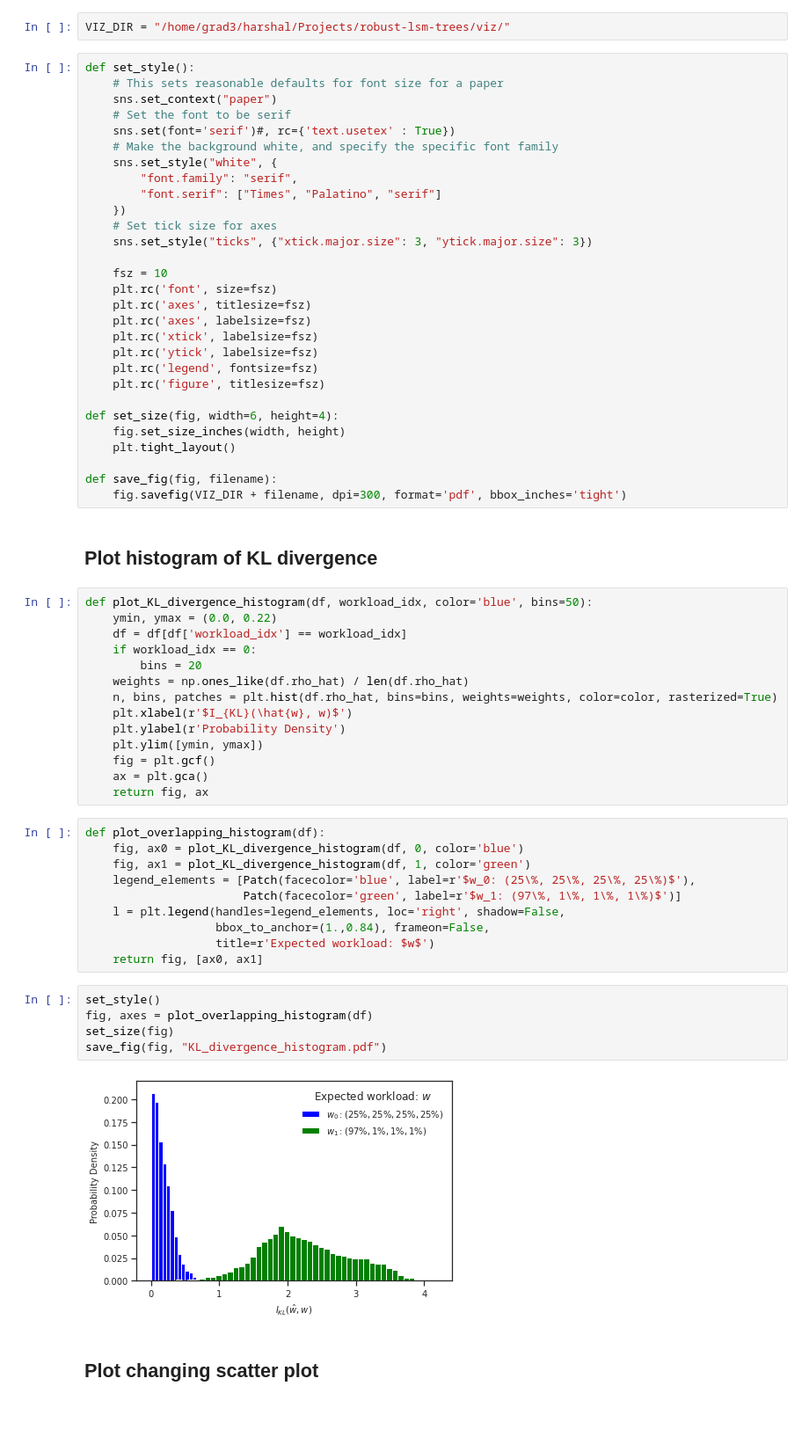
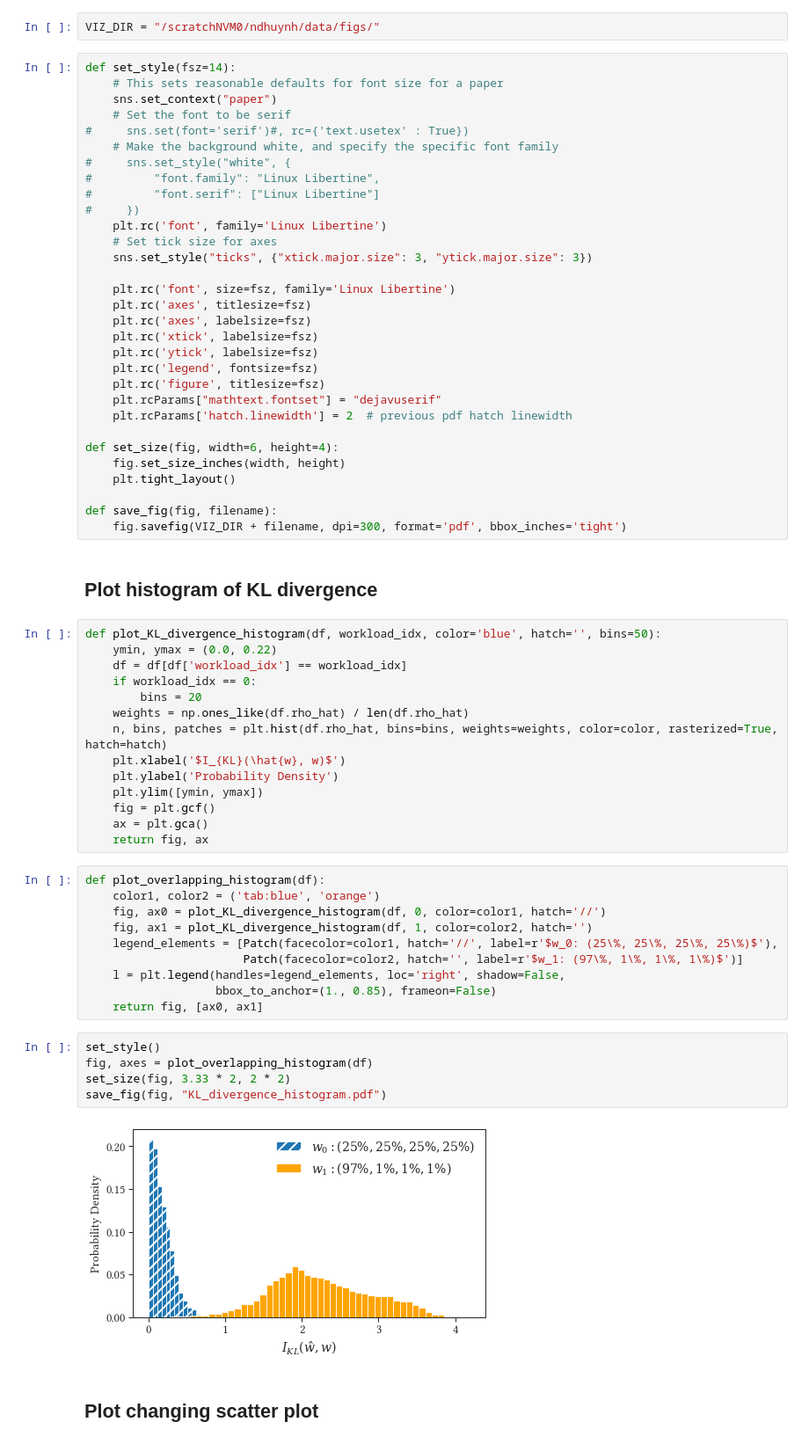
Before and after one commit to Ephoris/robust-lsm-tuning, a Jupyter notebook: endure/visualization/00_cost_model_plots.ipynb, the cells around one changed output. Shown at 88% size. Drawn from its saved outputs; the diff is of its cells as text; blank space fills up the shorter version.

```diff
--- a/endure/visualization/00_cost_model_plots.ipynb
+++ b/endure/visualization/00_cost_model_plots.ipynb
@@ -57,29 +57,31 @@ df.describe()
 # %% [markdown]
 ## Visualization Directory
 # %%
-VIZ_DIR = "/home/grad3/harshal/Projects/robust-lsm-trees/viz/"
+VIZ_DIR = "/scratchNVM0/ndhuynh/data/figs/"
 # %%
-def set_style():
+def set_style(fsz=14):
     # This sets reasonable defaults for font size for a paper
     sns.set_context("paper")
     # Set the font to be serif
-    sns.set(font='serif')#, rc={'text.usetex' : True})
+#     sns.set(font='serif')#, rc={'text.usetex' : True})
     # Make the background white, and specify the specific font family
-    sns.set_style("white", {
-        "font.family": "serif",
-        "font.serif": ["Times", "Palatino", "serif"]
-    })
+#     sns.set_style("white", {
+#         "font.family": "Linux Libertine",
+#         "font.serif": ["Linux Libertine"]
+#     })
+    plt.rc('font', family='Linux Libertine')
     # Set tick size for axes
     sns.set_style("ticks", {"xtick.major.size": 3, "ytick.major.size": 3})
 
-    fsz = 10
-    plt.rc('font', size=fsz)
+    plt.rc('font', size=fsz, family='Linux Libertine')
     plt.rc('axes', titlesize=fsz)
     plt.rc('axes', labelsize=fsz)
     plt.rc('xtick', labelsize=fsz)
     plt.rc('ytick', labelsize=fsz)
     plt.rc('legend', fontsize=fsz)
     plt.rc('figure', titlesize=fsz)
+    plt.rcParams["mathtext.fontset"] = "dejavuserif"
+    plt.rcParams['hatch.linewidth'] = 2  # previous pdf hatch linewidth
 
 def set_size(fig, width=6, height=4):
     fig.set_size_inches(width, height)
@@ -90,36 +92,36 @@ def save_fig(fig, filename):
 # %% [markdown]
 ## Plot histogram of KL divergence
 # %%
-def plot_KL_divergence_histogram(df, workload_idx, color='blue', bins=50):
+def plot_KL_divergence_histogram(df, workload_idx, color='blue', hatch='', bins=50):
     ymin, ymax = (0.0, 0.22)
     df = df[df['workload_idx'] == workload_idx]
     if workload_idx == 0:
         bins = 20
     weights = np.ones_like(df.rho_hat) / len(df.rho_hat)
-    n, bins, patches = plt.hist(df.rho_hat, bins=bins, weights=weights, color=color, rasterized=True)
-    plt.xlabel(r'$I_{KL}(\hat{w}, w)$')
-    plt.ylabel(r'Probability Density')
+    n, bins, patches = plt.hist(df.rho_hat, bins=bins, weights=weights, color=color, rasterized=True, hatch=hatch)
+    plt.xlabel('$I_{KL}(\hat{w}, w)$')
+    plt.ylabel('Probability Density')
     plt.ylim([ymin, ymax])
     fig = plt.gcf()
     ax = plt.gca()
     return fig, ax
 # %%
 def plot_overlapping_histogram(df):
-    fig, ax0 = plot_KL_divergence_histogram(df, 0, color='blue')
-    fig, ax1 = plot_KL_divergence_histogram(df, 1, color='green')
-    legend_elements = [Patch(facecolor='blue', label=r'$w_0: (25\%, 25\%, 25\%, 25\%)$'),
-                       Patch(facecolor='green', label=r'$w_1: (97\%, 1\%, 1\%, 1\%)$')]
+    color1, color2 = ('tab:blue', 'orange')
+    fig, ax0 = plot_KL_divergence_histogram(df, 0, color=color1, hatch='//')
+    fig, ax1 = plot_KL_divergence_histogram(df, 1, color=color2, hatch='')
+    legend_elements = [Patch(facecolor=color1, hatch='//', label=r'$w_0: (25\%, 25\%, 25\%, 25\%)$'),
+                       Patch(facecolor=color2, hatch='', label=r'$w_1: (97\%, 1\%, 1\%, 1\%)$')]
     l = plt.legend(handles=legend_elements, loc='right', shadow=False,
-                   bbox_to_anchor=(1.,0.84), frameon=False,
-                   title=r'Expected workload: $w$')
+                   bbox_to_anchor=(1., 0.85), frameon=False)
     return fig, [ax0, ax1]
 # %%
 set_style()
 fig, axes = plot_overlapping_histogram(df)
-set_size(fig)
+set_size(fig, 3.33 * 2, 2 * 2)
 save_fig(fig, "KL_divergence_histogram.pdf")
 # %% [output]
-[figure, old version]
+[figure, new version]
 # %% [markdown]
 ## Plot changing scatter plot
 # %%
```
Also changed, not shown: parts of 15 cells of this notebook, 10 other files.
